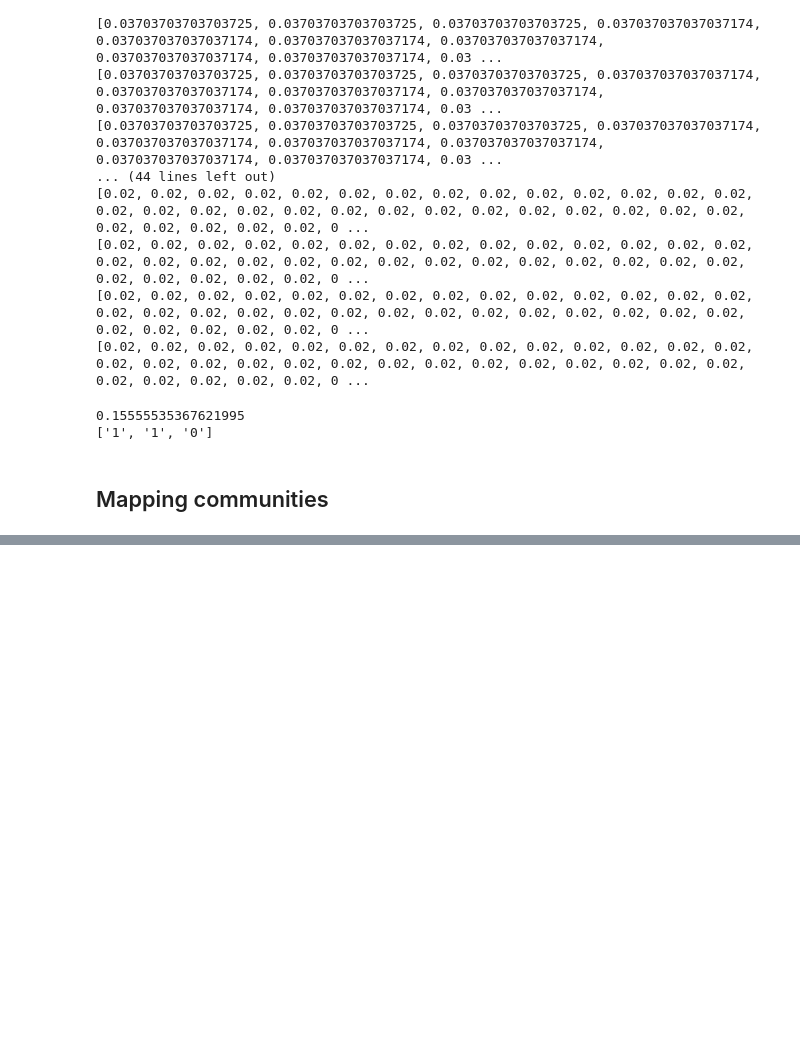
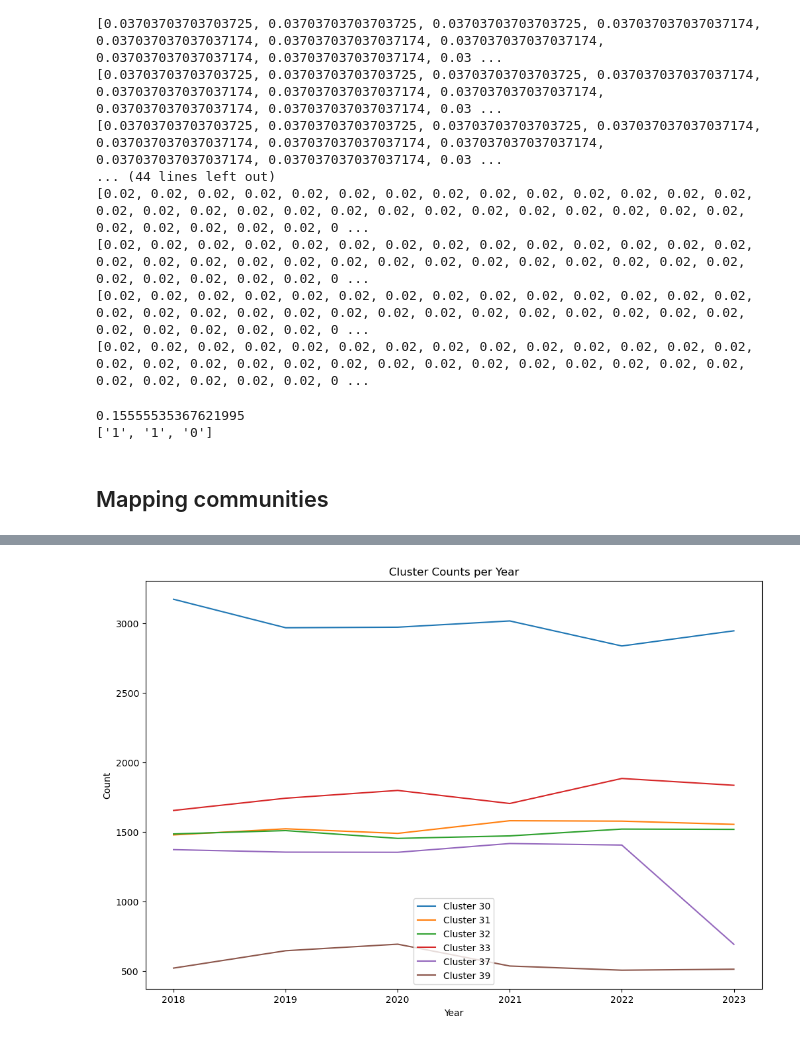
Before and after one commit to JuanesLamilla/TemporalClusterNet, a Jupyter notebook: time_series.ipynb, the cells around one changed output, grey strips where cells are left out. Drawn from its saved outputs; the diff is of its cells as text; code cells hidden in the pictures; blank space fills up the shorter version.

```diff
--- a/time_series.ipynb
+++ b/time_series.ipynb
@@ -714,0 +841,6 @@ tegu_cluster_tester.plot_clusters()
+# %%
+# Get cluster counts per year (create df with rows as clusters and columns as years)
+cluster_counts_per_year = pd.DataFrame(columns=years, index=range(50))
+
+# Set all values to 0
+cluster_counts_per_year = cluster_counts_per_year.fillna(0)
@@ -714,0 +867,4 @@ tegu_cluster_tester.plot_clusters()
+# %%
+for sequence in sequences:
+    for j, year in enumerate(years):
+        cluster_counts_per_year.loc[sequence[j], year] += 1
@@ -714,0 +891,13 @@ tegu_cluster_tester.plot_clusters()
+# %%
+# Plot the cluster counts per year for the key_clusters
+plt.figure(figsize=(12, 8))
+for cluster in key_clusters:
+    plt.plot(years, cluster_counts_per_year.loc[cluster], label=f"Cluster {cluster}")
+
+plt.xlabel("Year")
+plt.ylabel("Count")
+plt.title("Cluster Counts per Year")
+plt.legend()
+plt.show()
+# %% [output]
+[figure, added]
```
Also changed, not shown: parts of 21 cells of this notebook.
